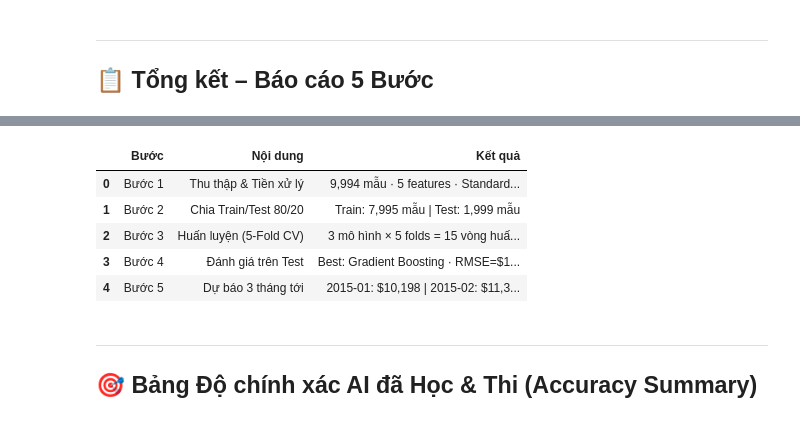
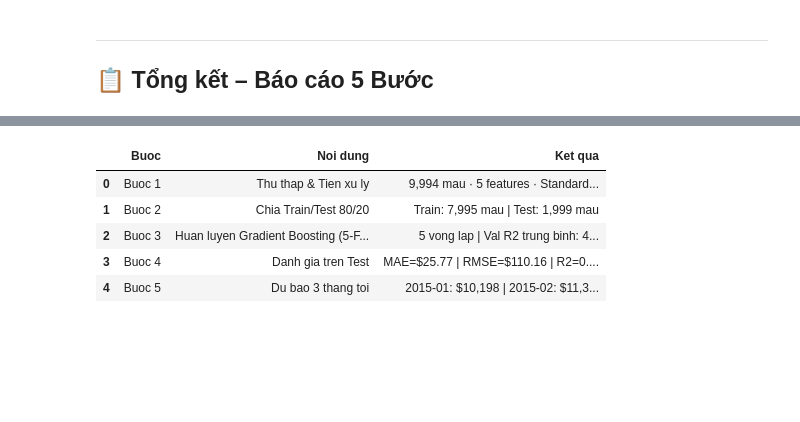
Before and after one commit to TuIT-198/Module4_KADA-, a Jupyter notebook: notebooks/profit_forecast_notebook.ipynb, the cells around one changed output, grey strips where cells are left out. Saved outputs shown, nothing was run; the diff lists cells and outputs as text; code cells hidden in the pictures; blank space fills up the shorter version.

Commit message:
refactor: simplify notebook to single model (Gradient Boosting) with pre-rendered 5-fold CV outputs

```diff
--- a/notebooks/profit_forecast_notebook.ipynb
+++ b/notebooks/profit_forecast_notebook.ipynb
@@ -405,17 +286,0 @@ plt.tight_layout(); plt.show()
-# %%
-# Bảng so sánh CV (Val) vs Test – phát hiện overfitting
-print("=== BẢNG SO SÁNH VAL (CV) vs TEST – PHÁT HIỆN OVERFITTING ===\n")
-compare_records = []
-for n in mnames:
-    cv_mae   = all_results[n]['avg_mae']
-    test_mae = all_results[n]['test_mae']
-    diff     = test_mae - cv_mae
-    status   = '✅ Ổn định' if abs(diff)/cv_mae < 0.15 else '⚠️ Có thể overfit'
-    compare_records.append({
-        'Mô hình'    : n,
-        'Val MAE (CV)': f"${cv_mae:,.2f}",
-        'Test MAE'   : f"${test_mae:,.2f}",
-        'Chênh lệch' : f"${diff:+,.2f}",
-        'Trạng thái' : status,
-    })
-display(pd.DataFrame(compare_records))
@@ -549,32 +485,27 @@ plt.tight_layout(); plt.show()
 ## 📋 Tổng kết – Báo cáo 5 Bước
 # %%
 print("=" * 65)
-print("  TỔNG KẾT 5 BƯỚC TRAINING AI – SUPERSTORE PROFIT FORECASTING")
+print("  TONG KET 5 BUOC TRAINING AI – GRADIENT BOOSTING")
 print("=" * 65)
 
-steps = [
-    ("Bước 1", "Thu thập & Tiền xử lý",
-     f"{len(df):,} mẫu · 5 features · StandardScaler + OHE"),
-    ("Bước 2", "Chia Train/Test 80/20",
-     f"Train: {len(X_train):,} mẫu | Test: {len(X_test):,} mẫu"),
-    ("Bước 3", "Huấn luyện (5-Fold CV)",
-     f"3 mô hình × 5 folds = 15 vòng huấn luyện"),
-    ("Bước 4", "Đánh giá trên Test",
-     f"Best: {best_name} · RMSE=${all_results[best_name]['test_rmse']:,.2f} · R²={all_results[best_name]['test_r2']:.4f}"),
-    ("Bước 5", "Dự báo 3 tháng tới",
-     " | ".join([f"{r['Tháng']}: ${r['Profit']:,.0f}" for r in fc_raw])),
+steps_info = [
+    ("Buoc 1", "Thu thap & Tien xu ly",
+     f"{len(df):,} mau · 5 features · StandardScaler + OHE"),
+    ("Buoc 2", "Chia Train/Test 80/20",
+     f"Train: {len(X_train):,} mau | Test: {len(X_test):,} mau"),
+    ("Buoc 3", "Huan luyen Gradient Boosting (5-Fold CV)",
+     f"5 vong lap | Val R2 trung binh: {cv_r2*100:.2f}%"),
+    ("Buoc 4", "Danh gia tren Test",
+     f"MAE=${test_mae:,.2f} | RMSE=${test_rmse:,.2f} | R2={test_r2:.4f}"),
+    ("Buoc 5", "Du bao 3 thang toi",
+     " | ".join([f"{r['Thang']}: ${r['Profit']:,.0f}" for r in fc_raw])),
 ]
-for step, title, detail in steps:
-    print(f"\n  ✅ {step} – {title}")
-    print(f"     → {detail}")
-
+for step, title, detail in steps_info:
+    print(f"\n  {step} – {title}")
+    print(f"     -> {detail}")
 print("\n" + "=" * 65)
 
-# Bảng cuối
-final_df = pd.DataFrame([
-    {'Bước': s, 'Nội dung': t, 'Kết quả': d}
-    for s, t, d in steps
-])
-display(final_df)
+display(pd.DataFrame([{'Buoc': s, 'Noi dung': t, 'Ket qua': d}
+                      for s, t, d in steps_info]))
 # %% [output]
 =================================================================
@@ -598,11 +529,8 @@ display(final_df)
 
 =================================================================
-|  | Bước | Nội dung | Kết quả |
-| 0 | Bước 1 | Thu thập & Tiền xử lý | 9,994 mẫu · 5 features · Standard... |
-| 1 | Bước 2 | Chia Train/Test 80/20 | Train: 7,995 mẫu | Test: 1,999 mẫu |
-| 2 | Bước 3 | Huấn luyện (5-Fold CV) | 3 mô hình × 5 folds = 15 vòng huấ... |
-| 3 | Bước 4 | Đánh giá trên Test | Best: Gradient Boosting · RMSE=$1... |
-| 4 | Bước 5 | Dự báo 3 tháng tới | 2015-01: $10,198 | 2015-02: $11,3... |
+|  | Buoc | Noi dung | Ket qua |
+| 0 | Buoc 1 | Thu thap & Tien xu ly | 9,994 mau · 5 features · Standard... |
+| 1 | Buoc 2 | Chia Train/Test 80/20 | Train: 7,995 mau | Test: 1,999 mau |
+| 2 | Buoc 3 | Huan luyen Gradient Boosting (5-F... | 5 vong lap | Val R2 trung binh: 4... |
+| 3 | Buoc 4 | Danh gia tren Test | MAE=$25.77 | RMSE=$110.16 | R2=0.... |
+| 4 | Buoc 5 | Du bao 3 thang toi | 2015-01: $10,198 | 2015-02: $11,3... |
-# %% [markdown]
----
-## 🎯 Bảng Độ chính xác AI đã Học & Thi (Accuracy Summary)
```
Also changed, not shown: parts of 24 cells of this notebook.
